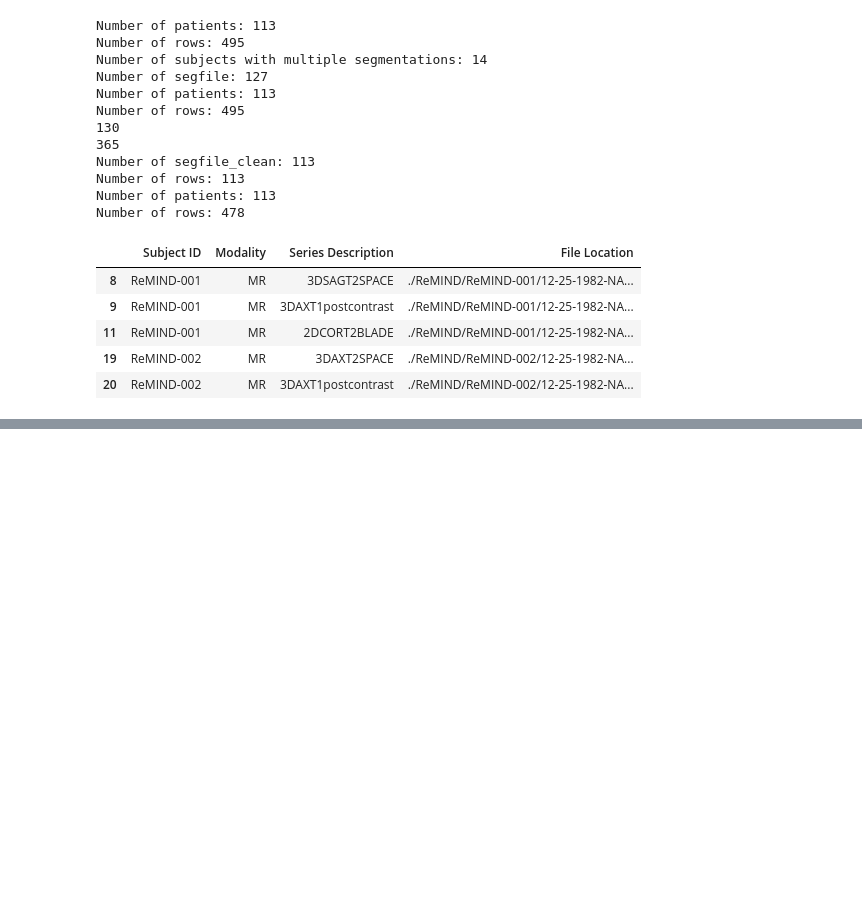
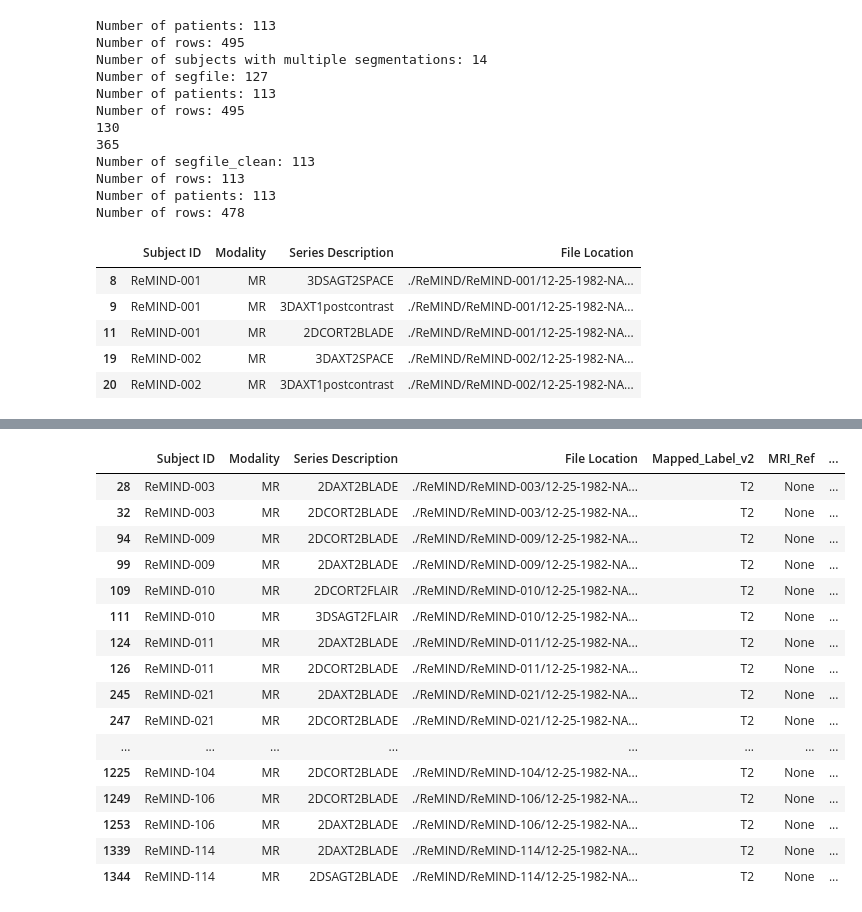
Before and after one commit to merve017/braintumorsegmentation, a Jupyter notebook: BrainSegmentation.ipynb, the cells around one changed output, grey strips where cells are left out. Saved outputs shown, nothing was run; the diff lists cells and outputs as text; code cells hidden in the pictures; blank space fills up the shorter version.

```diff
--- a/BrainSegmentation.ipynb
+++ b/BrainSegmentation.ipynb
@@ -702,0 +724,16 @@ Name: Series Description, Length: 478, dtype: object
+# %%
+import pandas as pd
+
+# Assuming metadata_cleaned is already defined and Mapped_Label is already applied
+
+# Group by Subject ID and Mapped_Label and count the occurrences
+category_counts_per_patient = metadata_cleaned.groupby(['Subject ID', 'Mapped_Label']).size()
+
+# Convert the series to a DataFrame for easier handling
+category_counts_df = category_counts_per_patient.reset_index(name='Counts')
+
+# Filter for patients with more than two files in any one category
+patients_with_issues = category_counts_df[category_counts_df['Counts'] > 1]
+
+# Print or further analyze patients with issues
+print(patients_with_issues)
@@ -702,0 +758,29 @@ Name: Series Description, Length: 478, dtype: object
+# %%
+# Assuming patients_with_issues and metadata_cleaned are defined as before
+
+# Create a list of tuples for filtering (Subject ID, Mapped_Label) from patients_with_issues
+issue_filter = list(zip(patients_with_issues['Subject ID'], patients_with_issues['Mapped_Label']))
+
+# Filter metadata_cleaned for these specific issues
+detailed_issues = metadata_cleaned[metadata_cleaned.apply(lambda x: (x['Subject ID'], x['Mapped_Label']) in issue_filter, axis=1)]
+
+# Now, detailed_issues contains all the entries from metadata_cleaned that match the problem criteria
+detailed_issues
+# %% [output]
+|  | Subject ID | Modality | Series Description | File Location | Mapped_Label_v2 | MRI_Ref | ... |
+| 28 | ReMIND-003 | MR | 2DAXT2BLADE | ./ReMIND/ReMIND-003/12-25-1982-NA... | T2 | None | ... |
+| 32 | ReMIND-003 | MR | 2DCORT2BLADE | ./ReMIND/ReMIND-003/12-25-1982-NA... | T2 | None | ... |
+| 94 | ReMIND-009 | MR | 2DCORT2BLADE | ./ReMIND/ReMIND-009/12-25-1982-NA... | T2 | None | ... |
+| 99 | ReMIND-009 | MR | 2DAXT2BLADE | ./ReMIND/ReMIND-009/12-25-1982-NA... | T2 | None | ... |
+| 109 | ReMIND-010 | MR | 2DCORT2FLAIR | ./ReMIND/ReMIND-010/12-25-1982-NA... | T2 | None | ... |
+| 111 | ReMIND-010 | MR | 3DSAGT2FLAIR | ./ReMIND/ReMIND-010/12-25-1982-NA... | T2 | None | ... |
+| 124 | ReMIND-011 | MR | 2DAXT2BLADE | ./ReMIND/ReMIND-011/12-25-1982-NA... | T2 | None | ... |
+| 126 | ReMIND-011 | MR | 2DCORT2BLADE | ./ReMIND/ReMIND-011/12-25-1982-NA... | T2 | None | ... |
+| 245 | ReMIND-021 | MR | 2DAXT2BLADE | ./ReMIND/ReMIND-021/12-25-1982-NA... | T2 | None | ... |
+| 247 | ReMIND-021 | MR | 2DCORT2BLADE | ./ReMIND/ReMIND-021/12-25-1982-NA... | T2 | None | ... |
+| ... | ... | ... | ... | ... | ... | ... | ... |
+| 1225 | ReMIND-104 | MR | 2DCORT2BLADE | ./ReMIND/ReMIND-104/12-25-1982-NA... | T2 | None | ... |
+| 1249 | ReMIND-106 | MR | 2DCORT2BLADE | ./ReMIND/ReMIND-106/12-25-1982-NA... | T2 | None | ... |
+| 1253 | ReMIND-106 | MR | 2DAXT2BLADE | ./ReMIND/ReMIND-106/12-25-1982-NA... | T2 | None | ... |
+| 1339 | ReMIND-114 | MR | 2DAXT2BLADE | ./ReMIND/ReMIND-114/12-25-1982-NA... | T2 | None | ... |
+| 1344 | ReMIND-114 | MR | 2DSAGT2BLADE | ./ReMIND/ReMIND-114/12-25-1982-NA... | T2 | None | ... |
```
Also changed, not shown: parts of 46 cells of this notebook, 1 other file.
